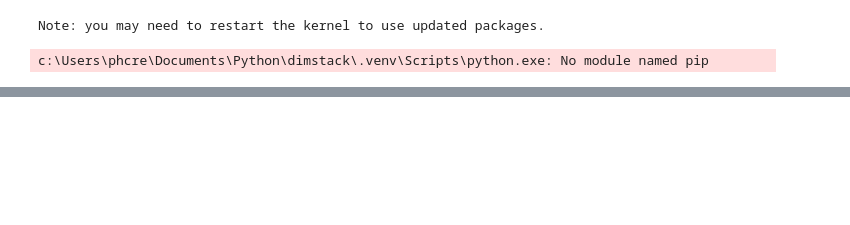
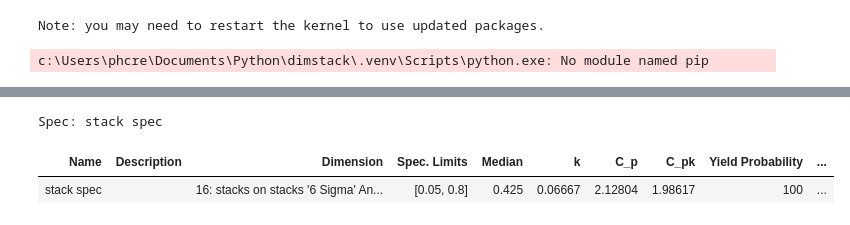
Before and after one commit to phcreery/dimstack, a Jupyter notebook: notebooks/example.ipynb, the cells around one changed output, grey strips where cells are left out. Cells and saved outputs as stored; diff of their text form; code cells hidden in the pictures; blank space fills up the shorter version.

```diff
--- a/notebooks/example.ipynb
+++ b/notebooks/example.ipynb
@@ -90,6 +81,4 @@ Dimension: '6 Sigma' Analysis - stacks on stacks
 # %%
-# spec = dimstack.eval.Spec("stack spec", "", dim=stack.SixSigma(at=4.5), LL=0.05, UL=0.8)
-# spec.show()
-
-
-# stack.show_length_chart()
+spec = ds.Spec("stack spec", "", dim=stack.SixSigma(at=4.5), LL=0.05, UL=0.8)
+spec
+# %% [output]
@@ -95,0 +86,3 @@ Dimension: '6 Sigma' Analysis - stacks on stacks
+Spec: stack spec
+| Name | Description | Dimension | Spec. Limits | Median | k | C_p | C_pk | Yield Probability | ... |
+| stack spec |  | 16: stacks on stacks '6 Sigma' An... | [0.05, 0.8] | 0.425 | 0.06667 | 2.12804 | 1.98617 | 100 | ... |
```
Also changed, not shown: parts of 4 cells of this notebook, 9 other files.
